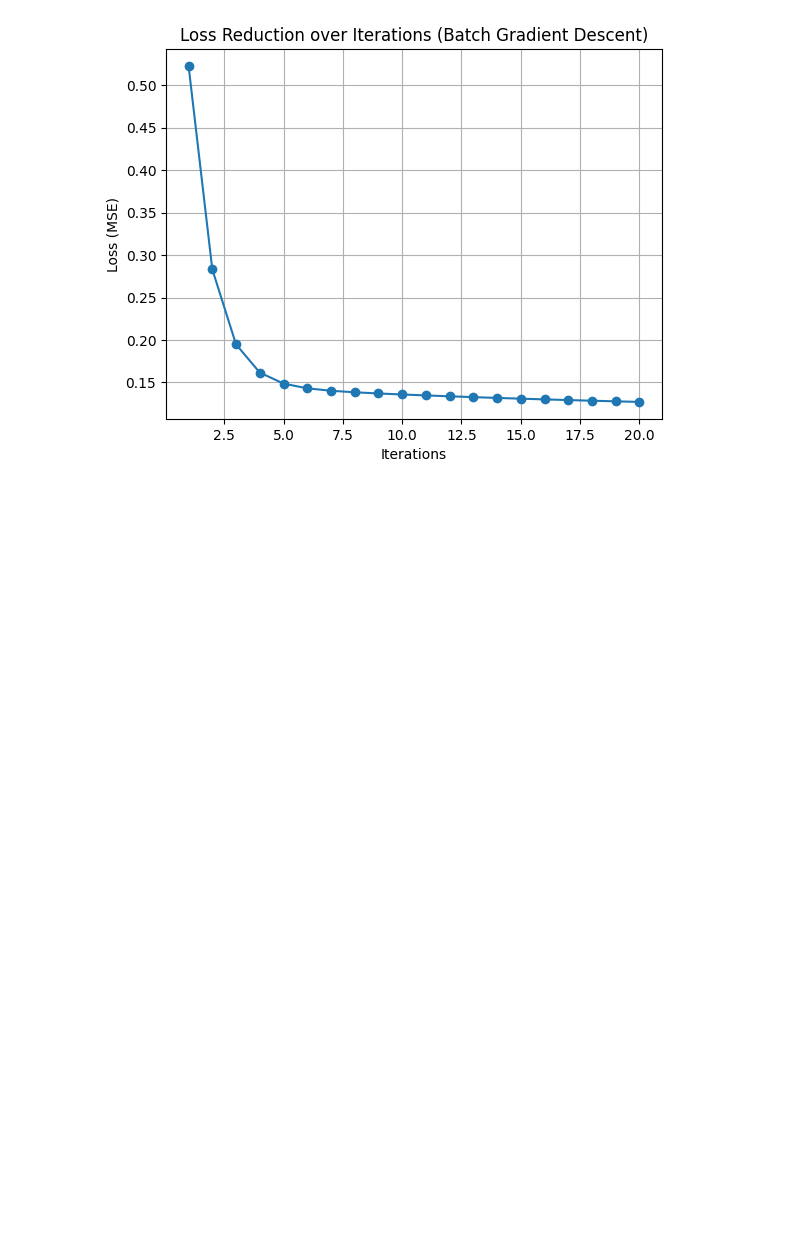
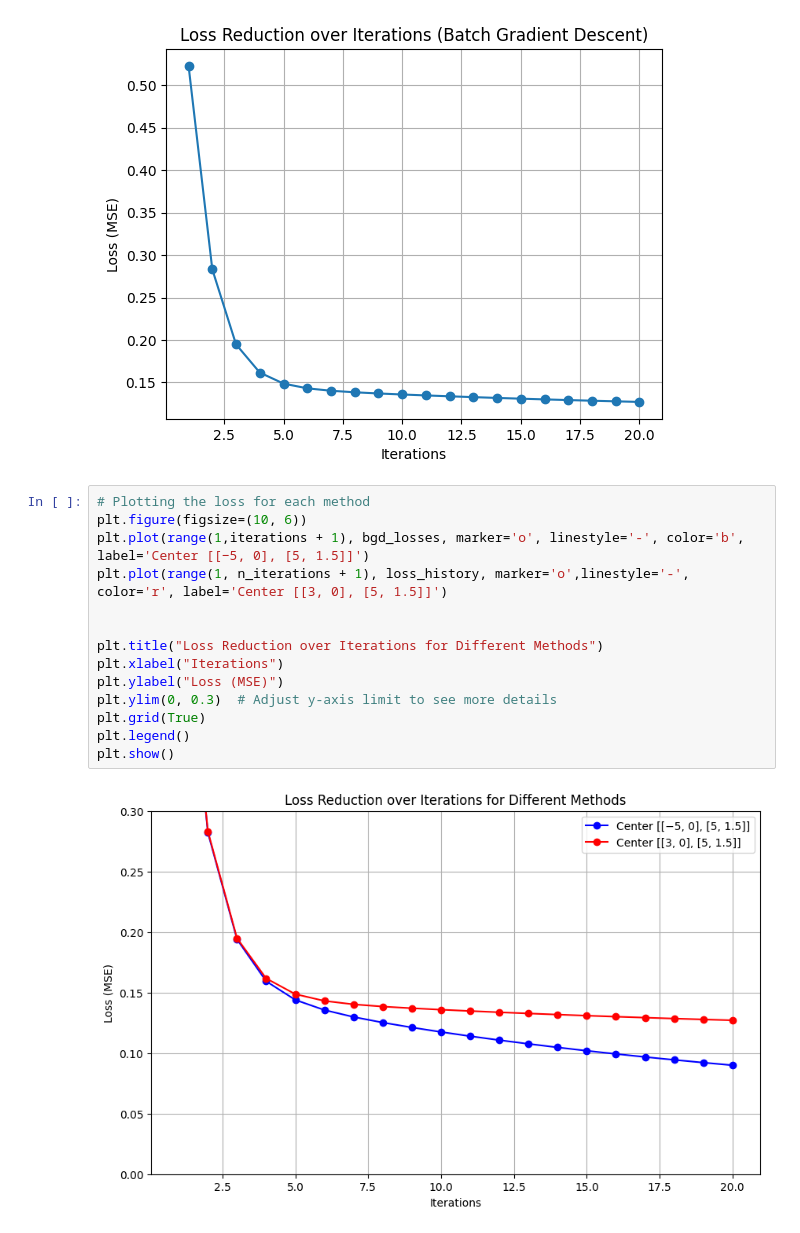
Before and after one commit to uvinduuu/EN3150-PatternRecognition, a Jupyter notebook: Assignment 2/Assognment02.ipynb, the cells around one changed output. Drawn from its saved outputs; the diff is of its cells as text; blank space fills up the shorter version.

```diff
--- a/Assignment 2/Assognment02.ipynb
+++ b/Assignment 2/Assognment02.ipynb
@@ -902,3 +904,19 @@ Iteration 18/20, Loss: 0.1285
 Iteration 19/20, Loss: 0.1278
 Iteration 20/20, Loss: 0.1271
 [figure]
+# %%
+# Plotting the loss for each method
+plt.figure(figsize=(10, 6))
+plt.plot(range(1,iterations + 1), bgd_losses, marker='o', linestyle='-', color='b', label='Center [[−5, 0], [5, 1.5]]')
+plt.plot(range(1, n_iterations + 1), loss_history, marker='o',linestyle='-', color='r', label='Center [[3, 0], [5, 1.5]]')
+
+
+plt.title("Loss Reduction over Iterations for Different Methods")
+plt.xlabel("Iterations")
+plt.ylabel("Loss (MSE)")
+plt.ylim(0, 0.3)  # Adjust y-axis limit to see more details
+plt.grid(True)
+plt.legend()
+plt.show()
+# %% [output]
+[figure, added]
```
Also changed, not shown: parts of 1 cell of this notebook, 1 other file.
